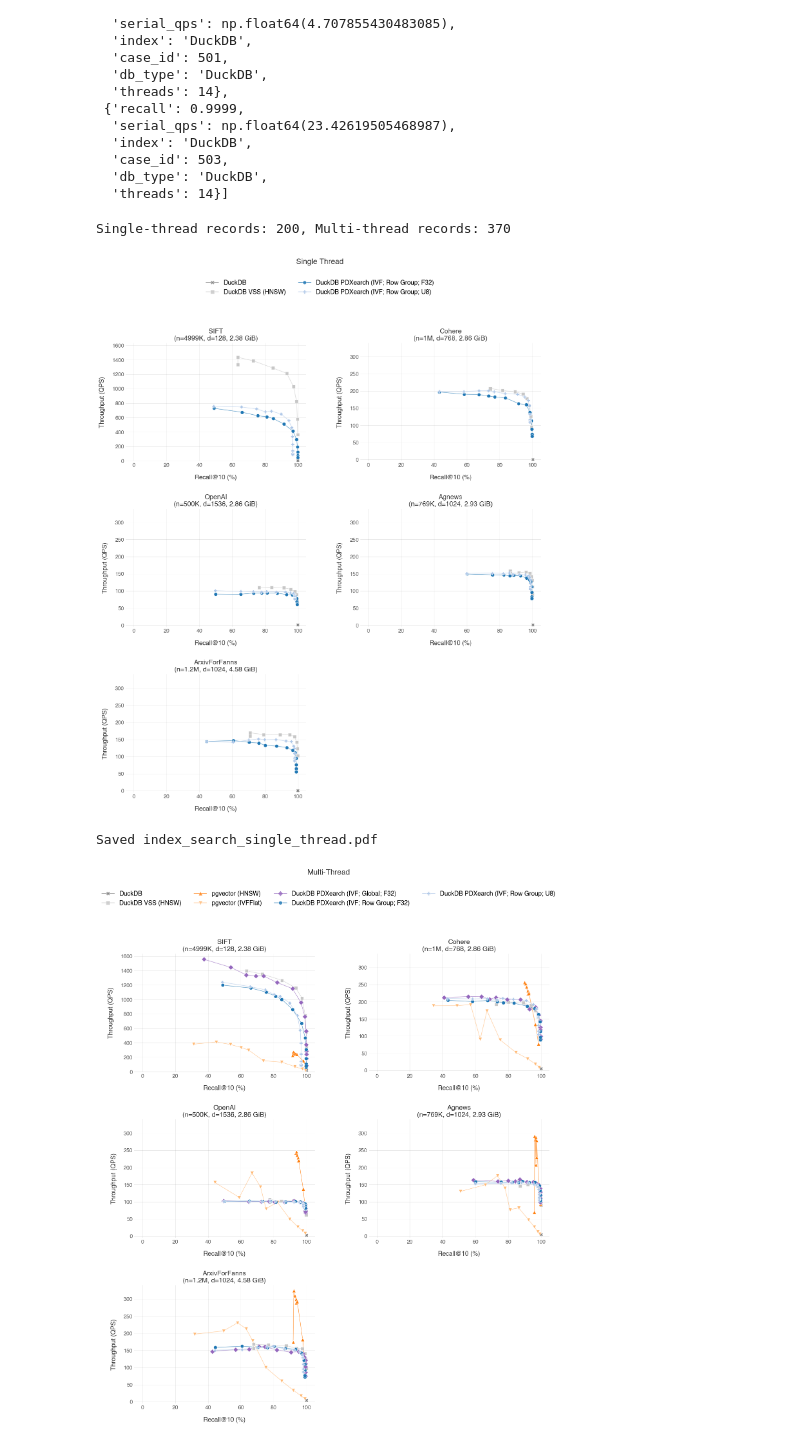
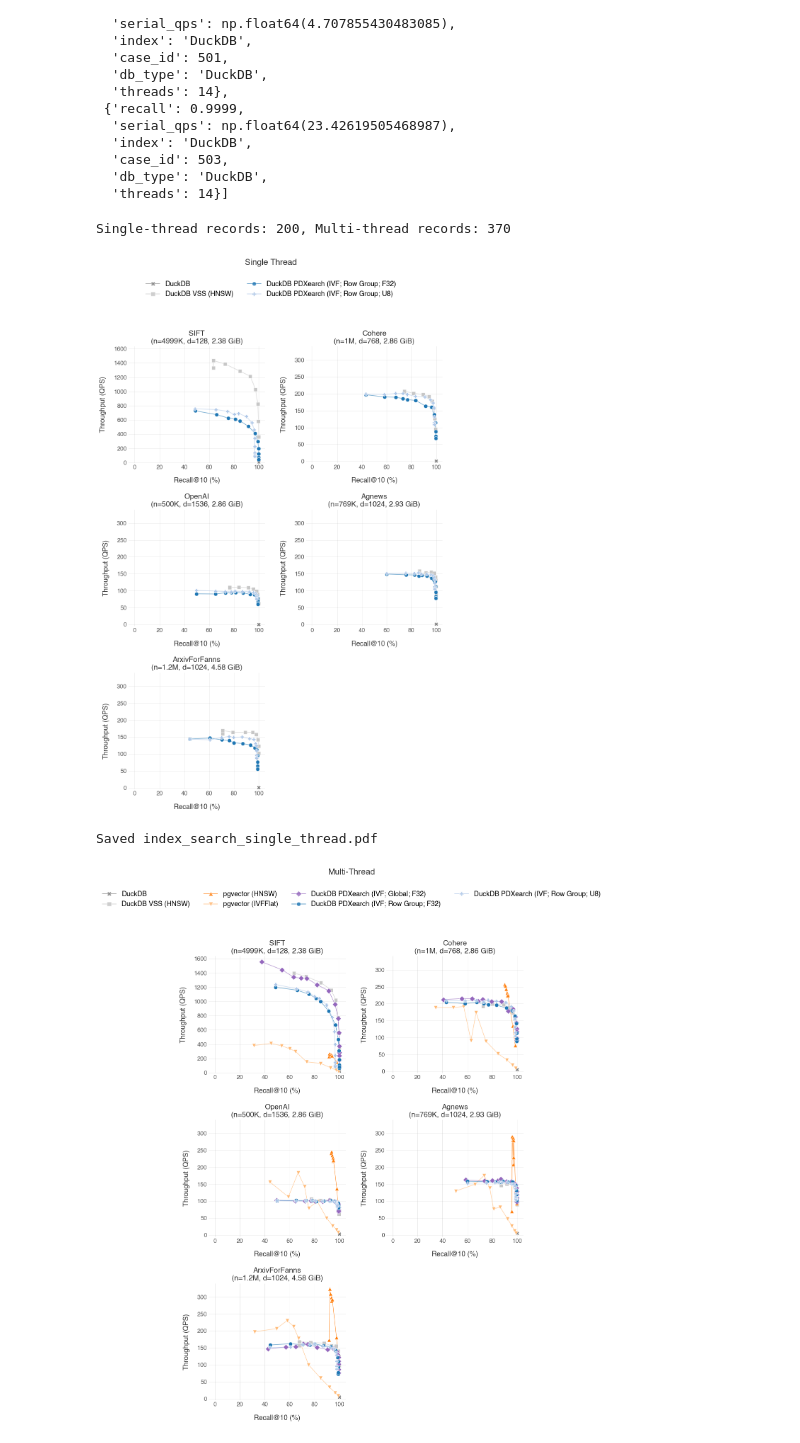
Before and after one commit to Noorts/vss-benchmarks, a Jupyter notebook: analysis/index_search.ipynb, the cells around one changed output. Cells and saved outputs as stored; diff of their text form; code cells hidden in the pictures.

```diff
--- a/analysis/index_search.ipynb
+++ b/analysis/index_search.ipynb
@@ -183,7 +183,7 @@ def plot_recall_vs_qps(subset_records, datasets, filename, suptitle=None, ylims=
     n_datasets = len(present_datasets)
     n_cols = min(n_datasets, 2)
     n_rows = (n_datasets + n_cols - 1) // n_cols
-    fig, axes = plt.subplots(n_rows, n_cols, figsize=(7 * n_cols, 5.5 * n_rows), squeeze=False)
+    fig, axes = plt.subplots(n_rows, n_cols, figsize=(5 * n_cols, 5 * n_rows), squeeze=False)
 
     for ds_idx, dataset in enumerate(present_datasets):
         row, col = divmod(ds_idx, n_cols)
@@ -236,36 +236,36 @@ def plot_recall_vs_qps(subset_records, datasets, filename, suptitle=None, ylims=
         color = index_colors.get(index_type, "#808080")
         marker = index_markers.get(index_type, "o")
         legend_handles.append(Line2D([0], [0], color=color, marker=marker, linestyle='-',
                                       markersize=8, markeredgecolor='white', markeredgewidth=0.5,
                                       linewidth=1.2, alpha=0.8, label=index_type))
 
     fig.legend(handles=legend_handles, loc="upper center", ncol=math.ceil(len(all_index_types) / 2),
                frameon=False, fontsize=LABEL_FONTSIZE, bbox_to_anchor=(0.5, 1.02))
 
     if suptitle:
         fig.suptitle(suptitle, fontsize=TITLE_FONTSIZE + 2, color=FONT_COLOR, y=1.05)
 
     fig.tight_layout(rect=[0, 0, 1, 0.95])
     fig.subplots_adjust(wspace=0.30, hspace=0.40)
     plt.savefig(filename, dpi=PLOT_DPI, bbox_inches='tight')
     plt.show()
     print(f"Saved {filename}")
 
 
 records_single = [r for r in records if r["threads"] == 1]
 records_multi = [r for r in records if r["threads"] > 1]
 
 print(f"Single-thread records: {len(records_single)}, Multi-thread records: {len(records_multi)}")
 
 plot_recall_vs_qps(records_single, datasets, "index_search_single_thread.pdf",
                    suptitle="Single Thread", ylims=shared_ylims)
 plot_recall_vs_qps(records_multi, datasets, "index_search_multi_thread.pdf",
                    suptitle="Multi-Thread", ylims=shared_ylims)
 # %% [output]
 Single-thread records: 200, Multi-thread records: 370
-[figure, old version]
+[figure, new version]
 Saved index_search_single_thread.pdf
-[figure, old version]
+[figure, new version]
 Saved index_search_multi_thread.pdf
 # %%
 # ---------------------------------------------------------------------------
```
Also changed, not shown: parts of 1 cell of this notebook.
